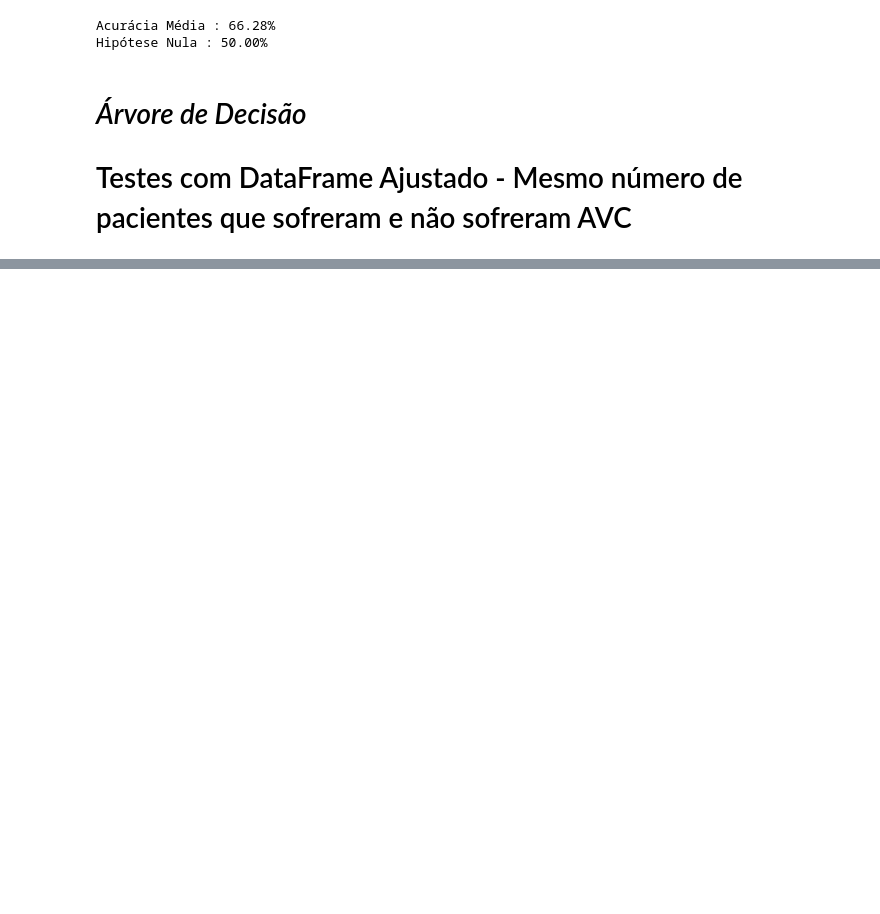
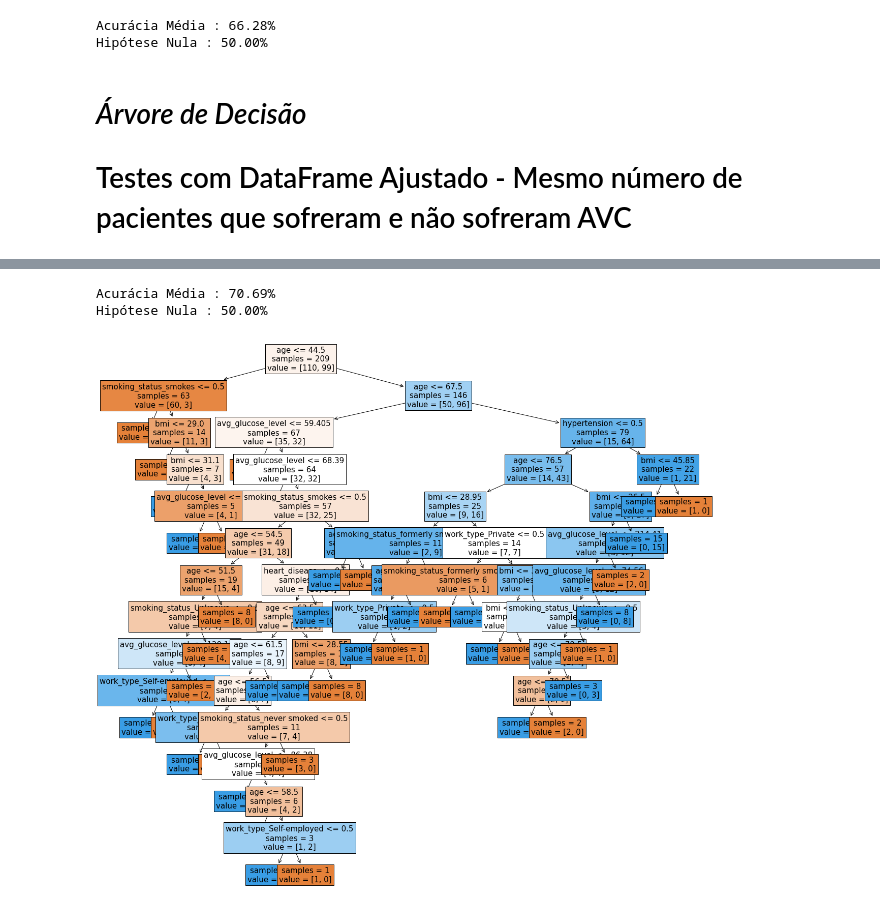
Before and after one commit to alfredjynx/AVC-Sigma, a Jupyter notebook: demo.ipynb, the cells around one changed output, grey strips where cells are left out. Drawn from its saved outputs; the diff is of its cells as text; code cells hidden in the pictures; blank space fills up the shorter version.

```diff
--- a/demo.ipynb
+++ b/demo.ipynb
@@ -1101,0 +1200,14 @@ a = plot_tree(tree, feature_names=df_features.columns, fontsize=15,
+# %%
+acuracia = pd.read_csv('data/tree/teste4.csv')['Accuracy'].mean()
+print(f'Acurácia Média : {np.mean(acuracia):.2f}%')
+print(f'Hipótese Nula : {(df_stroke.value_counts().sort_values().max()/df_stroke.shape[0])*100:.2f}%')
+# %% [output]
+Acurácia Média : 70.69%
+Hipótese Nula : 50.00%
+# %%
+# Visualização da Árvore de Decisão que foi gerada
+plt.figure( figsize=(20,20) )
+a = plot_tree(tree, feature_names=df_features.columns, fontsize=15,
+              node_ids=False, impurity=False, filled=True)
+# %% [output]
+[figure, added]
```
Also changed, not shown: parts of 15 cells of this notebook, 4 other files.
